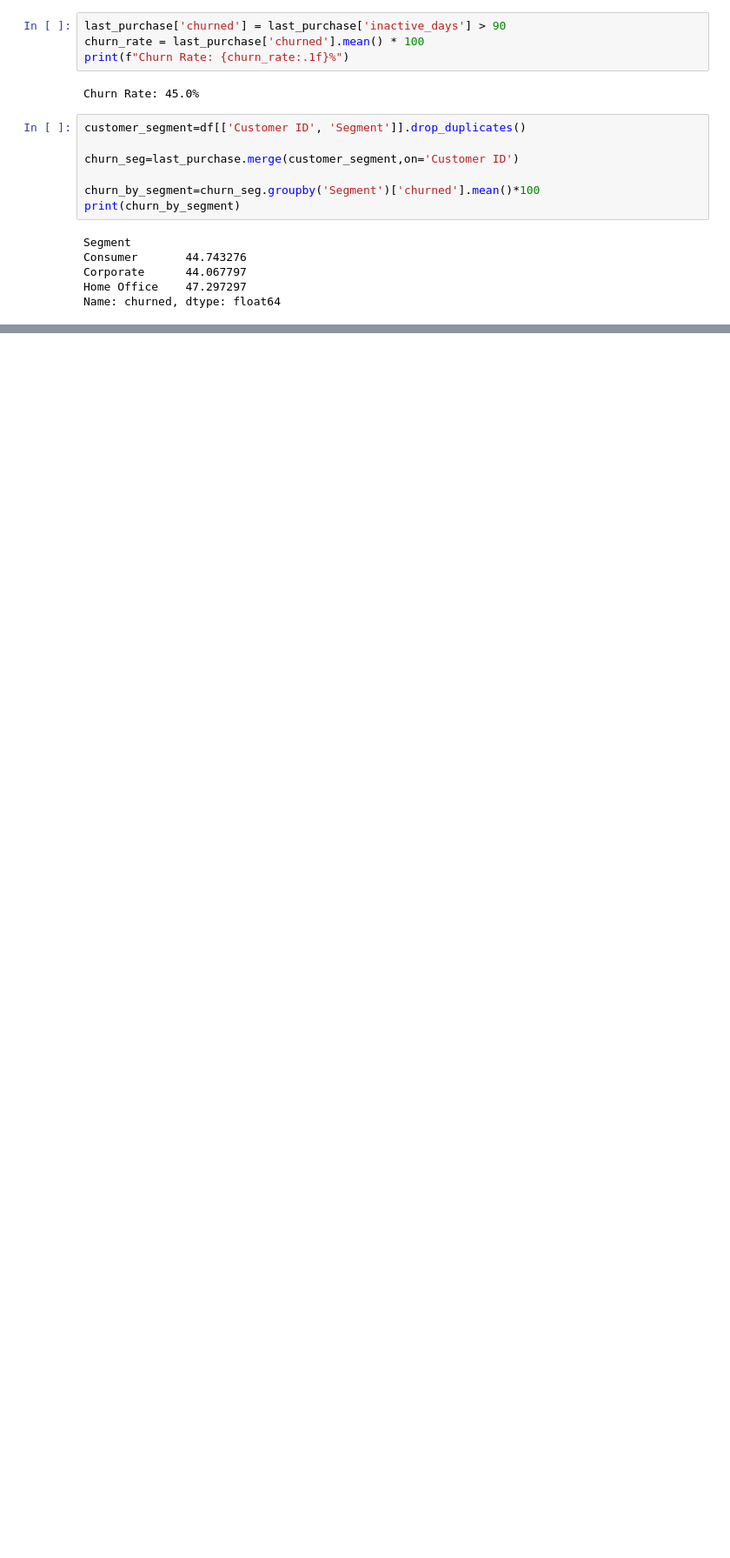
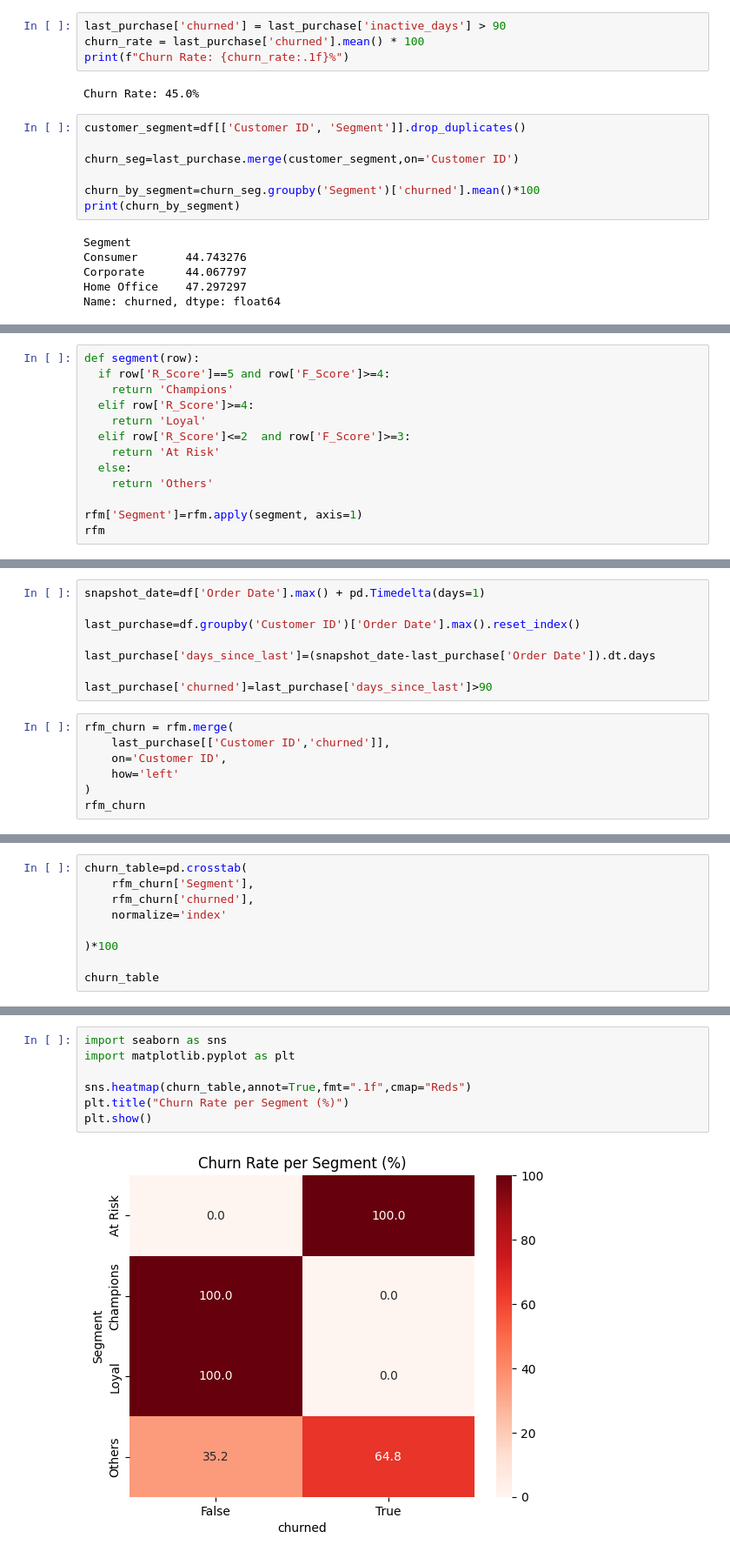
Before and after one commit to GunelXelilli/PandasAnaliz, a Jupyter notebook: PandasESAS.ipynb, the cells around one changed output, grey strips where cells are left out. Shown at 87% size. Drawn from its saved outputs; the diff is of its cells as text; blank space fills up the shorter version.

```diff
--- a/PandasESAS.ipynb
+++ b/PandasESAS.ipynb
@@ -333,0 +407,13 @@ plt.show()
+# %%
+def segment(row):
+  if row['R_Score']==5 and row['F_Score']>=4:
+    return 'Champions'
+  elif row['R_Score']>=4:
+    return 'Loyal'
+  elif row['R_Score']<=2  and row['F_Score']>=3:
+    return 'At Risk'
+  else:
+    return 'Others'
+
+rfm['Segment']=rfm.apply(segment, axis=1)
+rfm
@@ -333,0 +469,15 @@ plt.show()
+# %%
+snapshot_date=df['Order Date'].max() + pd.Timedelta(days=1)
+
+last_purchase=df.groupby('Customer ID')['Order Date'].max().reset_index()
+
+last_purchase['days_since_last']=(snapshot_date-last_purchase['Order Date']).dt.days
+
+last_purchase['churned']=last_purchase['days_since_last']>90
+# %%
+rfm_churn = rfm.merge(
+    last_purchase[['Customer ID','churned']],
+    on='Customer ID',
+    how='left'
+)
+rfm_churn
@@ -333,0 +498,9 @@ plt.show()
+# %%
+churn_table=pd.crosstab(
+    rfm_churn['Segment'],
+    rfm_churn['churned'],
+    normalize='index'
+
+)*100
+
+churn_table
@@ -333,0 +514,9 @@ plt.show()
+# %%
+import seaborn as sns
+import matplotlib.pyplot as plt
+
+sns.heatmap(churn_table,annot=True,fmt=".1f",cmap="Reds")
+plt.title("Churn Rate per Segment (%)")
+plt.show()
+# %% [output]
+[figure, added]
```
Also changed, not shown: parts of 21 cells of this notebook.
